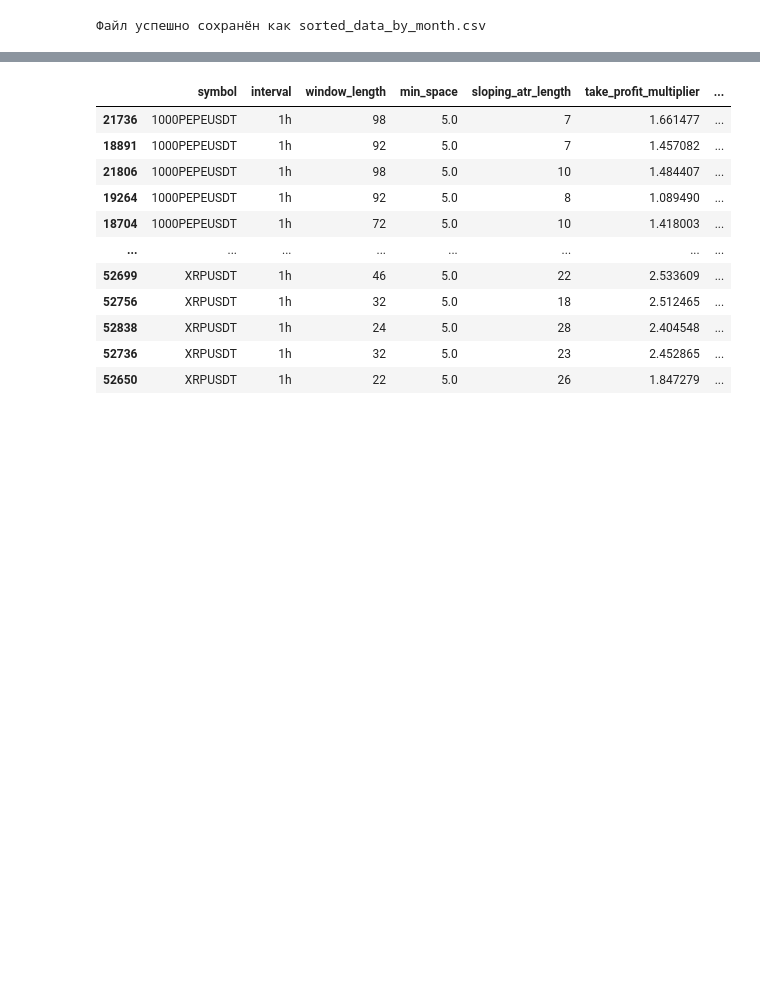
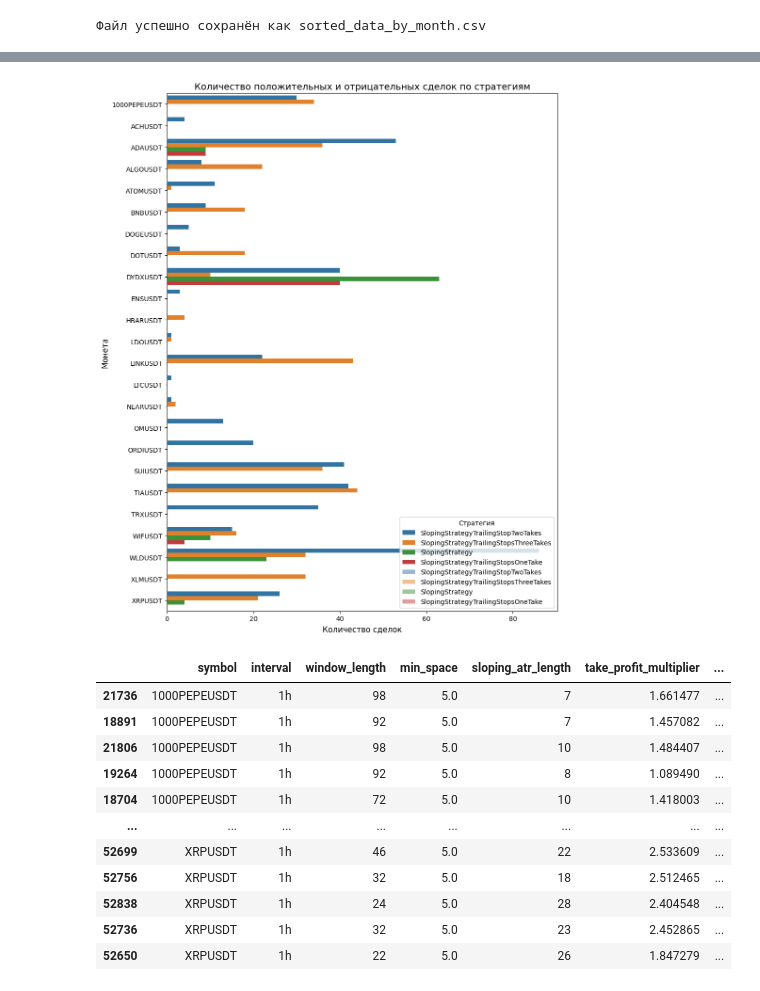
Before and after one commit to dkalenov/backtesting, a Jupyter notebook: sloping_final_backtest.ipynb, the cells around one changed output, grey strips where cells are left out. Drawn from its saved outputs; the diff is of its cells as text; code cells hidden in the pictures; blank space fills up the shorter version.

```diff
--- a/sloping_final_backtest.ipynb
+++ b/sloping_final_backtest.ipynb
@@ -3148,0 +3915,11 @@ print("Файл успешно сохранён как sorted_data_by_month.csv"
+# %%
+import pandas as pd
+import matplotlib.pyplot as plt
+import seaborn as sns
+
+# Загружаем данные (замени на путь к своему файлу в Colab, если необходимо)
+df = df_sorted_by_month
+
+# Посмотрим, какие есть стратегии
+print("\nУникальные стратегии в данных:")
+print(df['strategy'].unique())
@@ -3148,0 +3944,16 @@ print("Файл успешно сохранён как sorted_data_by_month.csv"
+# %%
+# Определяем количество положительных и отрицательных сделок по монетам и стратегиям
+def count_positive_negative(group):
+    total = len(group)
+    positive = (group['total_pnl%'] > 0).sum()
+    negative = (group['total_pnl%'] <= 0).sum()
+    return pd.Series({
+        'positive_tests': positive,
+        'negative_tests': negative,
+        'positive_ratio%': (positive / total) * 100,
+        'negative_ratio%': (negative / total) * 100
+    })
+
+trade_counts = df.groupby(['symbol', 'strategy']).apply(count_positive_negative).reset_index()
+print("\nКоличество положительных и отрицательных сделок, а также их процент от общего количества тестов:")
+trade_counts
@@ -3149,3 +3979,23 @@ print("Файл успешно сохранён как sorted_data_by_month.csv"
+# %%
+import matplotlib.pyplot as plt
+import seaborn as sns
+
+plt.figure(figsize=(10, 12))
+
+strategies = trade_counts["strategy"].unique()
+
+# Поворот осей
+ax = sns.barplot(x="positive_tests", y="symbol", hue="strategy", data=trade_counts, hue_order=strategies)
+sns.barplot(x="negative_tests", y="symbol", hue="strategy", data=trade_counts, alpha=0.5, hue_order=strategies)
+
+plt.title("Количество положительных и отрицательных сделок по стратегиям", fontsize=14)
+plt.xlabel("Количество сделок", fontsize=12)
+plt.ylabel("Монета", fontsize=12)
+plt.legend(title="Стратегия", loc="lower right")
+plt.tight_layout()
+plt.show()
+# %% [output]
+[figure, added]
 # %%
 df_sorted_by_month
 # %% [output]
```
Also changed, not shown: parts of 68 cells of this notebook.
